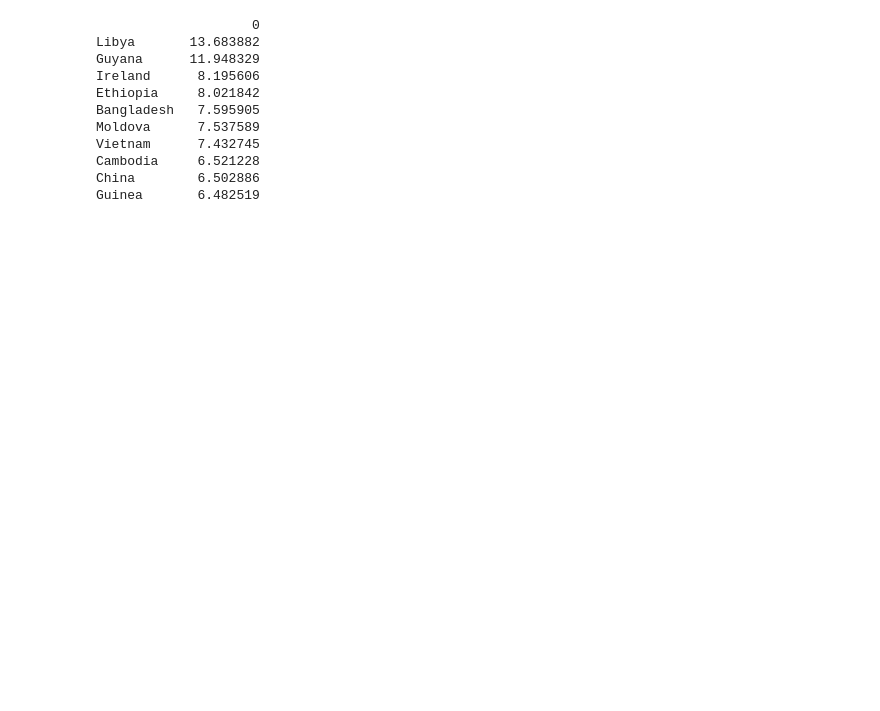
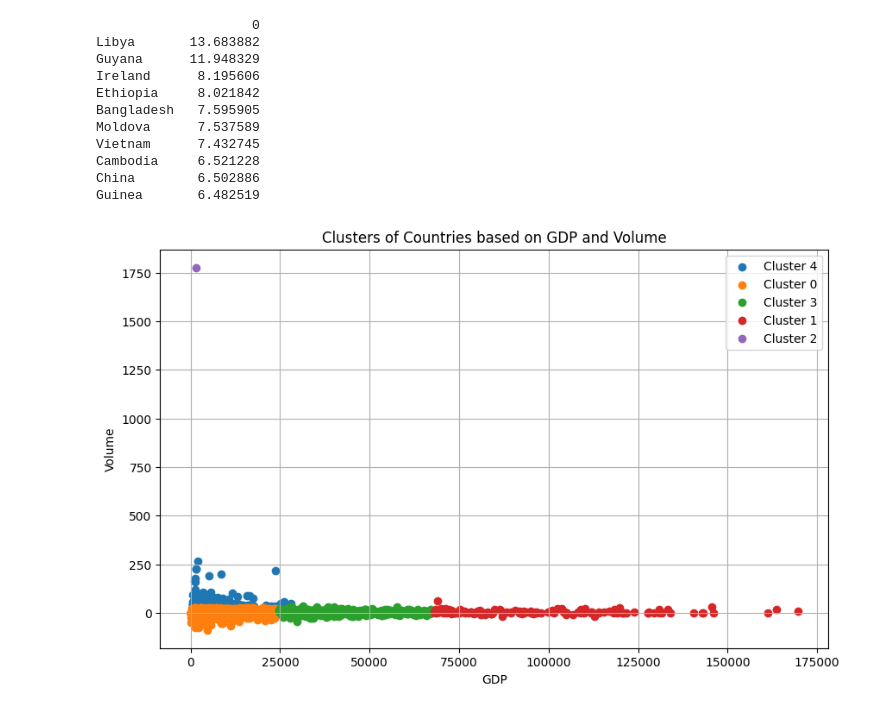
Before and after one commit to mulugeta-89/aai-labs-data-science-tasks, a Jupyter notebook: notebooks/analysis_notebook.ipynb, the cells around one changed output. Saved outputs shown, nothing was run; the diff lists cells and outputs as text; code cells hidden in the pictures; blank space fills up the shorter version.

Commit message:
4th question solved

```diff
--- a/notebooks/analysis_notebook.ipynb
+++ b/notebooks/analysis_notebook.ipynb
@@ -179,3 +179,90 @@ for country, data in population_growth_container.items():
 
     # Close the current figure to release memory
     plt.close()
+# %%
+'''
+    This cell is prepared to solve the fourth question on the practical task
+    Question 4: Create 5 clusters out of the countries using GDP and "Volume of exports of goods"
+                A. draw the charts (x-axis - GDP, y - volume)
+                B. Add labels for the top 5 countries according to the GDP on the dots representing countries in each cluster
+
+'''
+
+from sklearn.cluster import KMeans
+from sklearn.preprocessing import StandardScaler
+import os
+
+save_dir = "../clusters/"
+# Starting working on question 4 A
+# Step 1: Extract relevant data for clustering
+country_data = {}
+for country in countries:
+    # Getting rows of GDP per capita and Volume of exports of goods based on their weo subject code
+    rows = df.loc[((df["WEO Subject Code"] == "PPPPC") | (df["WEO Subject Code"] == "TXG_RPCH")) & (df["Country"] == country)]
+    data_row = rows.loc[:, 2003:2025].values
+    country_data[country] = data_row
+
+# Step 2: Create DataFrame from extracted data
+dfs = []
+for country, values in country_data.items():
+    if country != "Lebanon":
+        df_country = pd.DataFrame(values).T
+        df_country.columns = ["GDP", "Volume"]
+        df_country.index.name = 'Year'
+        df_country['Country'] = country
+        dfs.append(df_country)
+
+result_df = pd.concat(dfs)
+result_df.set_index('Country', inplace=True)
+result_df = result_df.apply(pd.to_numeric, errors='coerce')
+result_df.fillna(0, inplace=True)
+
+# Step 3: Data Preprocessing
+scaler = StandardScaler()
+scaled_data = scaler.fit_transform(result_df)
+
+# Step 4: Apply K-means Clustering
+kmeans = KMeans(n_clusters=5, random_state=42)
+kmeans.fit(scaled_data)
+
+# Step 5: Visualize the Clusters
+result_df['Cluster'] = kmeans.labels_
+plt.figure(figsize=(10, 6))
+for cluster in result_df['Cluster'].unique():
+    cluster_data = result_df[result_df['Cluster'] == cluster]
+    plt.scatter(cluster_data['GDP'], cluster_data['Volume'], label=f'Cluster {cluster}')
+
+plt.xlabel('GDP')
+plt.ylabel('Volume')
+plt.title('Clusters of Countries based on GDP and Volume')
+plt.legend()
+plt.grid(True)
+plt.show()
+
+# Step 6: Generate Separate Plots for Each Cluster and save them on distinguished PNG file
+for cluster in result_df['Cluster'].unique():
+    plt.figure(figsize=(10, 6))
+    cluster_data = result_df[result_df['Cluster'] == cluster]
+    plt.scatter(cluster_data['GDP'], cluster_data['Volume'], label=f'Cluster {cluster}')
+
+    # Add labels for the top 5 countries according to GDP
+    top_countries = cluster_data.nlargest(5, 'GDP')
+    for i, (index, row) in enumerate(top_countries.iterrows(), 1):
+        plt.annotate(f"{i}", (row['GDP'], row['Volume']), xytext=(5, -5), textcoords='offset points', ha='left', va='top', rotation=90)
+
+    # Add legend with country names and ranks
+    legend_labels = [f"{i}: {index}" for i, (index, _) in enumerate(top_countries.iterrows(), 1)]
+    for label in legend_labels:
+        plt.plot([], [], label=label)  # Add an empty plot for each legend entry
+    plt.legend(loc='center left', bbox_to_anchor=(1, 0.5))
+
+    plt.xlabel('GDP')
+    plt.ylabel('Volume')
+    plt.title(f'Cluster {cluster}: Countries based on GDP and Volume')
+    plt.grid(True)
+
+    # Save the plot as a PNG file
+    plt.savefig(os.path.join(save_dir, f'cluster_{cluster}.png'), bbox_inches='tight')  # Use bbox_inches='tight' to include legend properly
+    plt.close()
+# %% [output]
+[figure, added]
```
Also changed, not shown: parts of 1 cell of this notebook, 6 other files.
